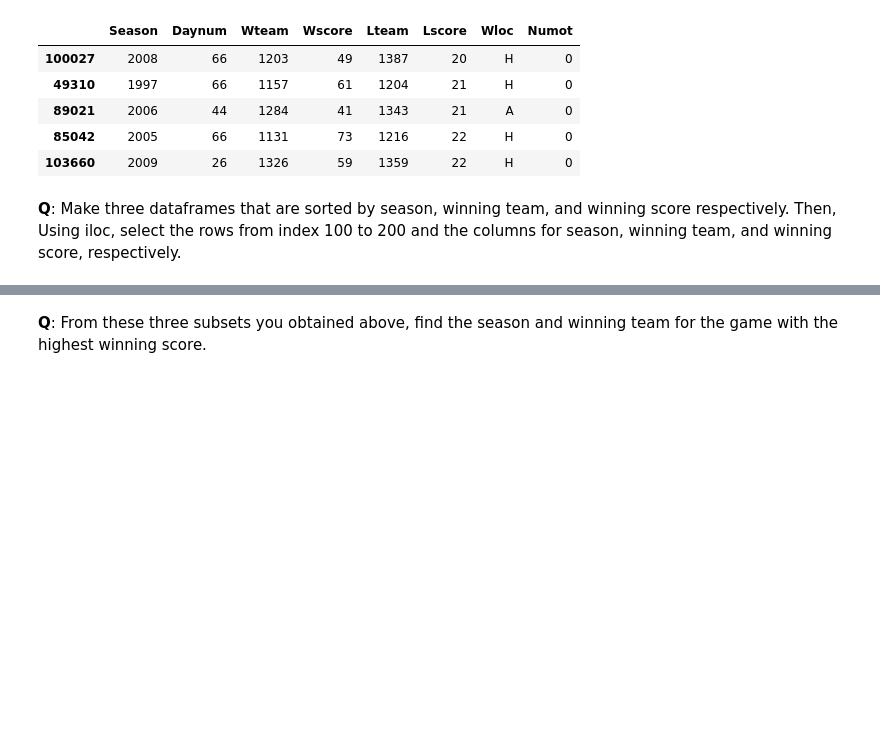
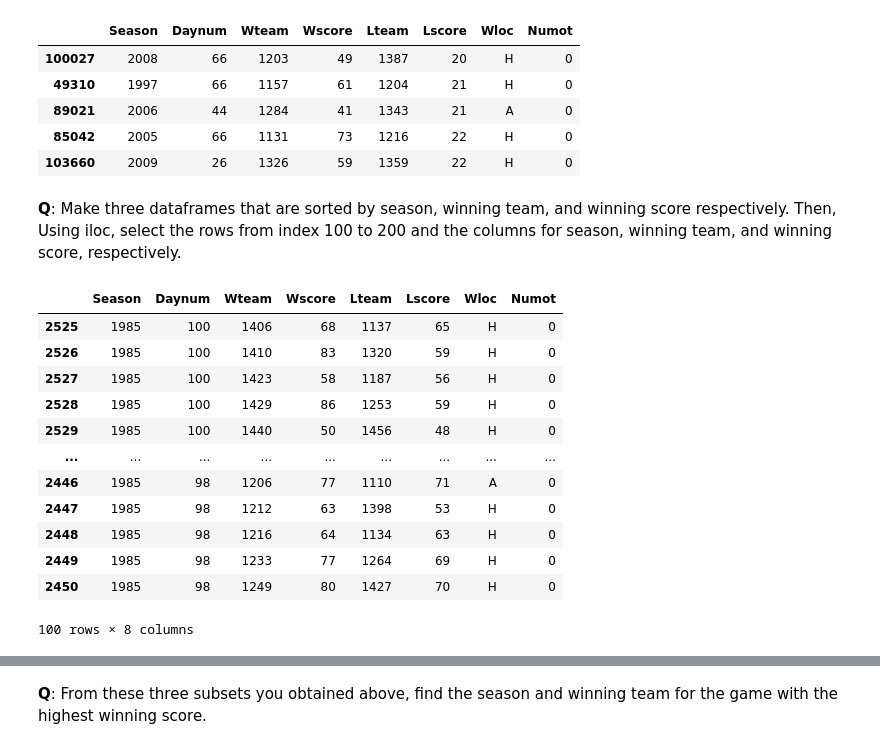
Before and after one commit to miafjensen/Data_visualization_and_analysis_group12, a Jupyter notebook: pd_s205487.ipynb, the cells around one changed output, grey strips where cells are left out. Drawn from its saved outputs; the diff is of its cells as text; code cells hidden in the pictures; blank space fills up the shorter version.

```diff
--- a/pd_s205487.ipynb
+++ b/pd_s205487.ipynb
@@ -229,3 +235,19 @@ df.sort_values('Lscore').head()
 **Q**: Make three dataframes that are sorted by season, winning team, and winning score respectively. Then, Using iloc, select the rows from index 100 to 200 and the columns for season, winning team, and winning score, respectively.
 # %%
 # Write your code here
+season_df = df.sort_values('Season')
+season_df.iloc[100:200]
+# %% [output]
+|  | Season | Daynum | Wteam | Wscore | Lteam | Lscore | Wloc | Numot |
+| 2525 | 1985 | 100 | 1406 | 68 | 1137 | 65 | H | 0 |
+| 2526 | 1985 | 100 | 1410 | 83 | 1320 | 59 | H | 0 |
+| 2527 | 1985 | 100 | 1423 | 58 | 1187 | 56 | H | 0 |
+| 2528 | 1985 | 100 | 1429 | 86 | 1253 | 59 | H | 0 |
+| 2529 | 1985 | 100 | 1440 | 50 | 1456 | 48 | H | 0 |
+| ... | ... | ... | ... | ... | ... | ... | ... | ... |
+| 2446 | 1985 | 98 | 1206 | 77 | 1110 | 71 | A | 0 |
+| 2447 | 1985 | 98 | 1212 | 63 | 1398 | 53 | H | 0 |
+| 2448 | 1985 | 98 | 1216 | 64 | 1134 | 63 | H | 0 |
+| 2449 | 1985 | 98 | 1233 | 77 | 1264 | 69 | H | 0 |
+| 2450 | 1985 | 98 | 1249 | 80 | 1427 | 70 | H | 0 |
+100 rows × 8 columns
```
Also changed, not shown: parts of 7 cells of this notebook.
